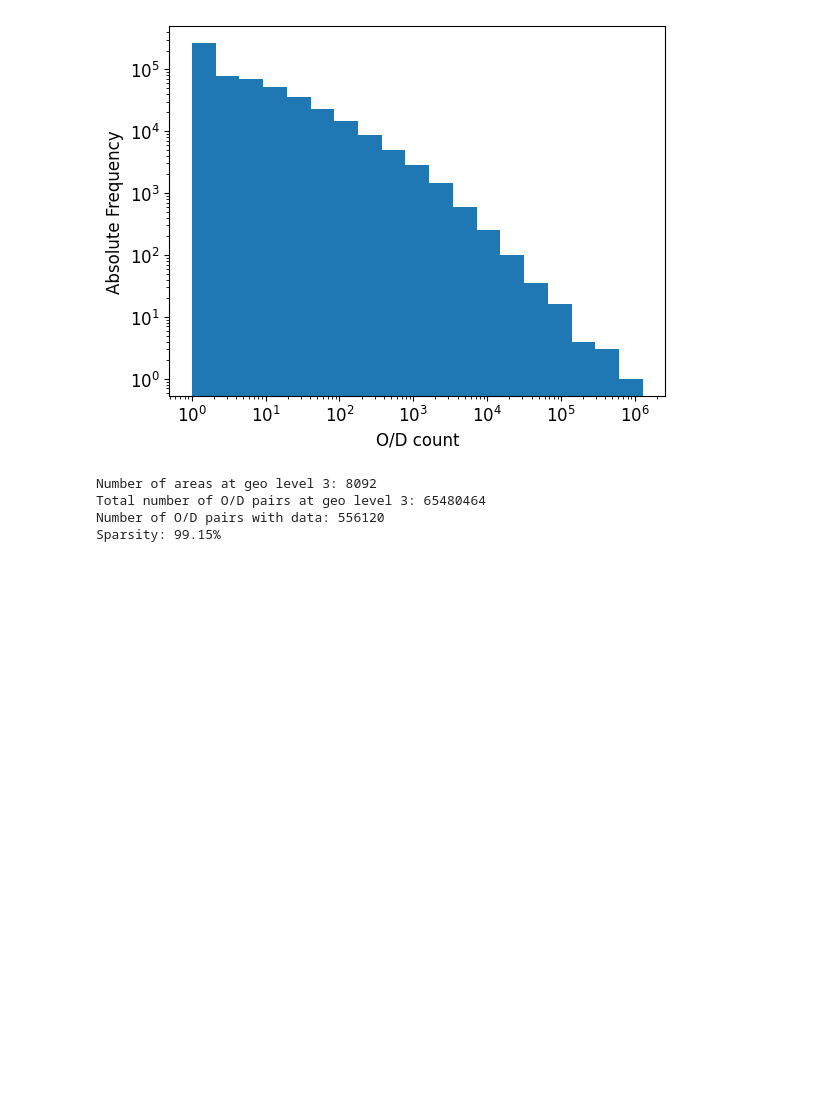
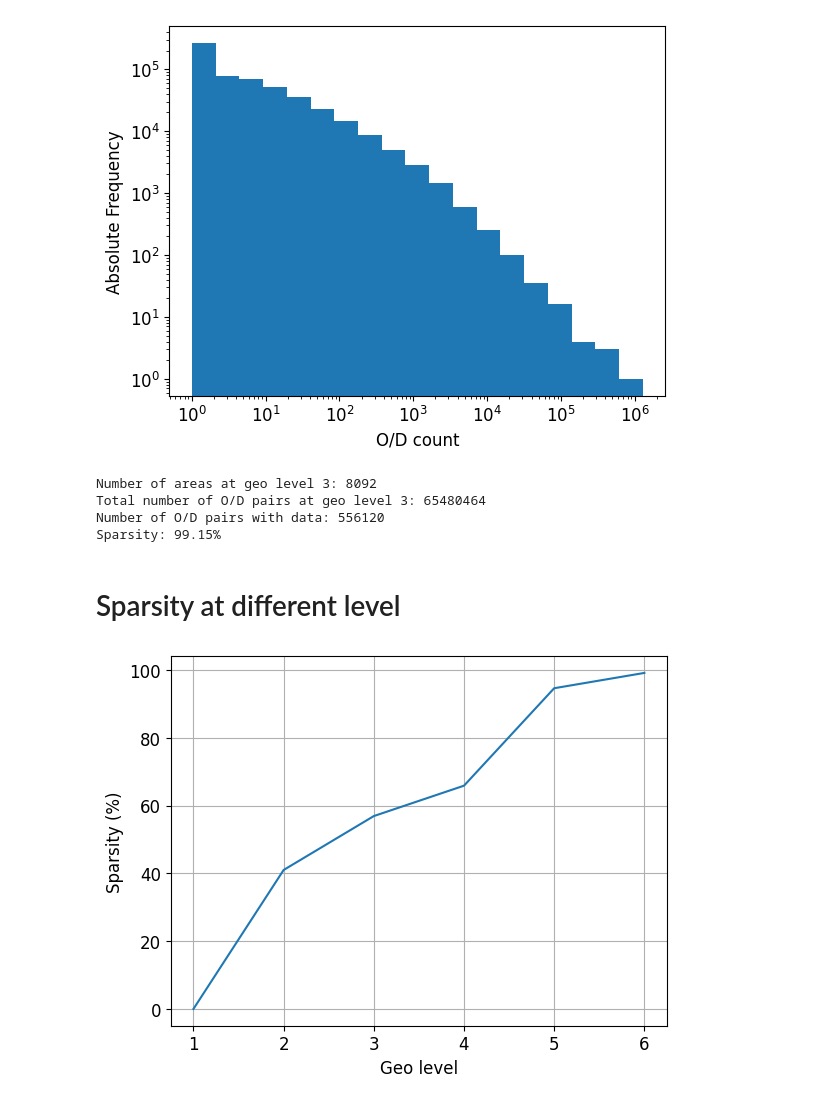
Before and after one commit to aidaLabDEI/TDA_hierarchical, a Jupyter notebook: notebooks/Italy_dataset.ipynb, the cells around one changed output. Drawn from its saved outputs; the diff is of its cells as text; code cells hidden in the pictures; blank space fills up the shorter version.

```diff
--- a/notebooks/Italy_dataset.ipynb
+++ b/notebooks/Italy_dataset.ipynb
@@ -57,3 +57,24 @@ Number of areas at geo level 3: 8092
 Total number of O/D pairs at geo level 3: 65480464
 Number of O/D pairs with data: 556120
 Sparsity: 99.15%
+# %% [markdown]
+# Sparsity at different level
+# %%
+import tqdm as tqdm
+
+sparsity = []
+for geo_level in tqdm.tqdm(range(1, tree_level+1)):
+    df: pd.Series = tree.full_query_level(geo_level)
+    # count number of rows with value greater than 0
+    count = len(df[df > 0])
+    sparsity.append(100 - 100 * count / len(df))
+# plot sparsity
+plt.plot(range(1, tree_level+1), sparsity)
+plt.xlabel("Geo level", fontsize=12)
+plt.ylabel("Sparsity (%)", fontsize=12)
+plt.xticks(range(1, tree_level+1))
+plt.grid()
+plt.tick_params(axis='both', which='major', labelsize=12)
+plt.show()
+# %% [output]
+[figure, added]
```
Also changed, not shown: parts of 4 cells of this notebook.
